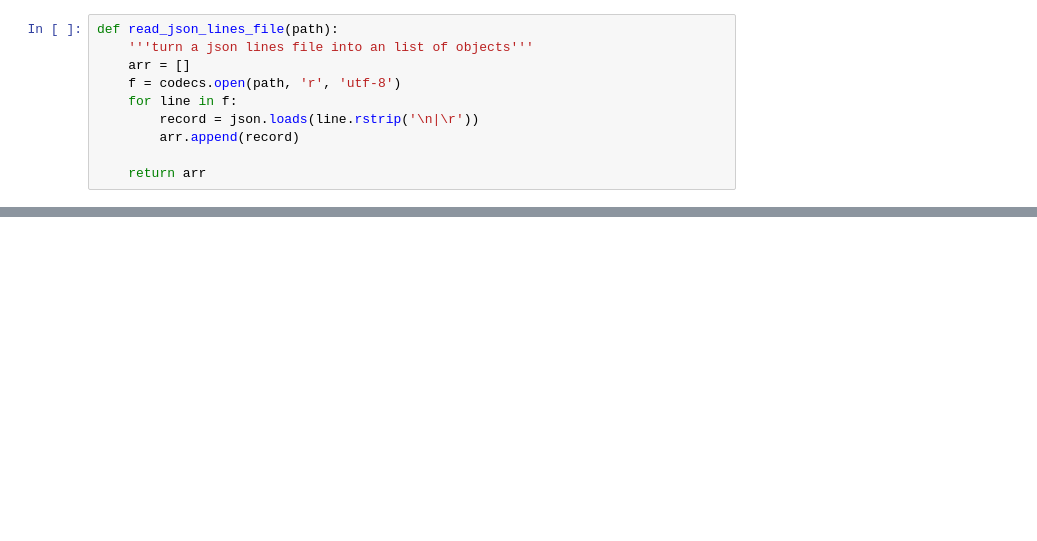
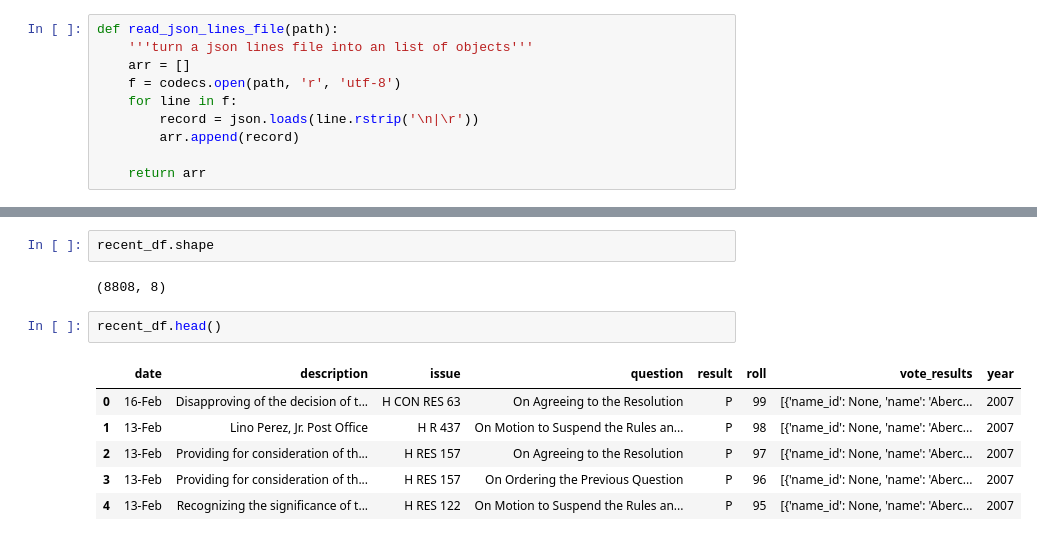
Before and after one commit to BruceZu/galvanize_capstone, a Jupyter notebook: src/vote_examiner.ipynb, the cells around one changed output, grey strips where cells are left out. Cells and saved outputs as stored; diff of their text form; blank space fills up the shorter version.

```diff
--- a/src/vote_examiner.ipynb
+++ b/src/vote_examiner.ipynb
@@ -38,0 +96,13 @@ vote_results_2008.jsonl
+# %%
+recent_df.shape
+# %% [output]
+(8808, 8)
+# %%
+recent_df.head()
+# %% [output]
+|  | date | description | issue | question | result | roll | vote_results | year |
+| 0 | 16-Feb | Disapproving of the decision of t... | H CON RES 63 | On Agreeing to the Resolution | P | 99 | [{'name_id': None, 'name': 'Aberc... | 2007 |
+| 1 | 13-Feb | Lino Perez, Jr. Post Office | H R 437 | On Motion to Suspend the Rules an... | P | 98 | [{'name_id': None, 'name': 'Aberc... | 2007 |
+| 2 | 13-Feb | Providing for consideration of th... | H RES 157 | On Agreeing to the Resolution | P | 97 | [{'name_id': None, 'name': 'Aberc... | 2007 |
+| 3 | 13-Feb | Providing for consideration of th... | H RES 157 | On Ordering the Previous Question | P | 96 | [{'name_id': None, 'name': 'Aberc... | 2007 |
+| 4 | 13-Feb | Recognizing the significance of t... | H RES 122 | On Motion to Suspend the Rules an... | P | 95 | [{'name_id': None, 'name': 'Aberc... | 2007 |
```
Also changed, not shown: parts of 12 cells of this notebook, 1 other file.
